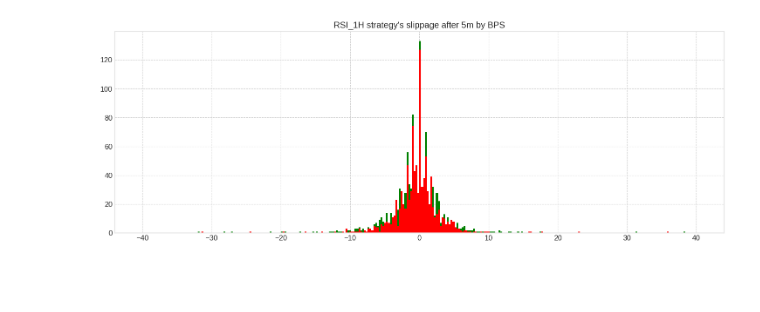
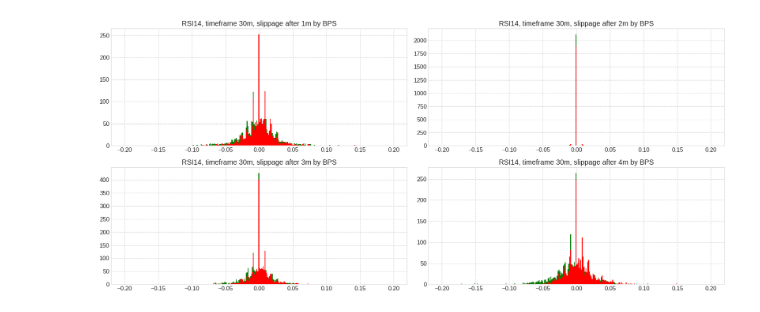
Before and after one commit to sharavsambuu/trading-cost-analysis, a Jupyter notebook: fx_rsi_slippage.ipynb, the cells around one changed output. Saved outputs shown, nothing was run; the diff lists cells and outputs as text; code cells hidden in the pictures; blank space fills up the shorter version.

```diff
--- a/fx_rsi_slippage.ipynb
+++ b/fx_rsi_slippage.ipynb
@@ -17 +19,3 @@ import mplfinance        as mpf
+# %%
+timeframe_by_minute = 30
 # %%
@@ -223,10 +164,27 @@ plt.show();
-# %%
-# Slippage by bps distribution after order executed x minutes
-slippage_level = 5
-_, axs = plt.subplots(1, figsize=(18, 6))
-l1 = axs.hist(df_eval[df_eval[f"long_slippage{slippage_level}_bps" ].notnull()][f"long_slippage{slippage_level}_bps" ].values, bins=300, range=(-40.0, 40.0), label="Long slippage BPS" , color='g')
-l2 = axs.hist(df_eval[df_eval[f"short_slippage{slippage_level}_bps"].notnull()][f"short_slippage{slippage_level}_bps"].values, bins=300, range=(-40.0, 40.0), label="Short slippage BPS", color='r')
-axs.set_title(f"RSI_1H strategy's slippage after {slippage_level}m by BPS")
-plt.show();
-# %% [output]
-[figure, removed]
+# %%
+# Slippage by bps distribution after order executed x minutes
+
+_, axs = plt.subplots(2, 2, figsize=(18, 8))
+
+range_by_bps = (-0.2, 0.2)
+
+l11 = axs[0,0].hist(df_eval[df_eval[f"long_slippage1_bps" ].notnull()][f"long_slippage1_bps" ].values, bins=300, range=range_by_bps, label="Long slippage BPS" , color='g')
+l12 = axs[0,0].hist(df_eval[df_eval[f"short_slippage1_bps"].notnull()][f"short_slippage1_bps"].values, bins=300, range=range_by_bps, label="Short slippage BPS", color='r')
+axs[0,0].set_title(f"RSI{rsi_period}, timeframe {timeframe_by_minute}m, slippage after 1m by BPS")
+
+l21 = axs[0,1].hist(df_eval[df_eval[f"long_slippage2_bps" ].notnull()][f"long_slippage2_bps" ].values, bins=300, range=range_by_bps, label="Long slippage BPS" , color='g')
+l22 = axs[0,1].hist(df_eval[df_eval[f"short_slippage2_bps"].notnull()][f"short_slippage2_bps"].values, bins=300, range=range_by_bps, label="Short slippage BPS", color='r')
+axs[0,1].set_title(f"RSI{rsi_period}, timeframe {timeframe_by_minute}m, slippage after 2m by BPS")
+
+l31 = axs[1,0].hist(df_eval[df_eval[f"long_slippage3_bps" ].notnull()][f"long_slippage3_bps" ].values, bins=300, range=range_by_bps, label="Long slippage BPS" , color='g')
+l32 = axs[1,0].hist(df_eval[df_eval[f"short_slippage3_bps"].notnull()][f"short_slippage3_bps"].values, bins=300, range=range_by_bps, label="Short slippage BPS", color='r')
+axs[1,0].set_title(f"RSI{rsi_period}, timeframe {timeframe_by_minute}m, slippage after 3m by BPS")
+
+l41 = axs[1,1].hist(df_eval[df_eval[f"long_slippage4_bps" ].notnull()][f"long_slippage4_bps" ].values, bins=300, range=range_by_bps, label="Long slippage BPS" , color='g')
+l42 = axs[1,1].hist(df_eval[df_eval[f"short_slippage4_bps"].notnull()][f"short_slippage4_bps"].values, bins=300, range=range_by_bps, label="Short slippage BPS", color='r')
+axs[1,1].set_title(f"RSI{rsi_period}, timeframe {timeframe_by_minute}m, slippage after 4m by BPS")
+
+plt.tight_layout()
+plt.show();
+# %% [output]
+[figure, added]
```
Also changed, not shown: parts of 31 cells of this notebook, 2 other files.
